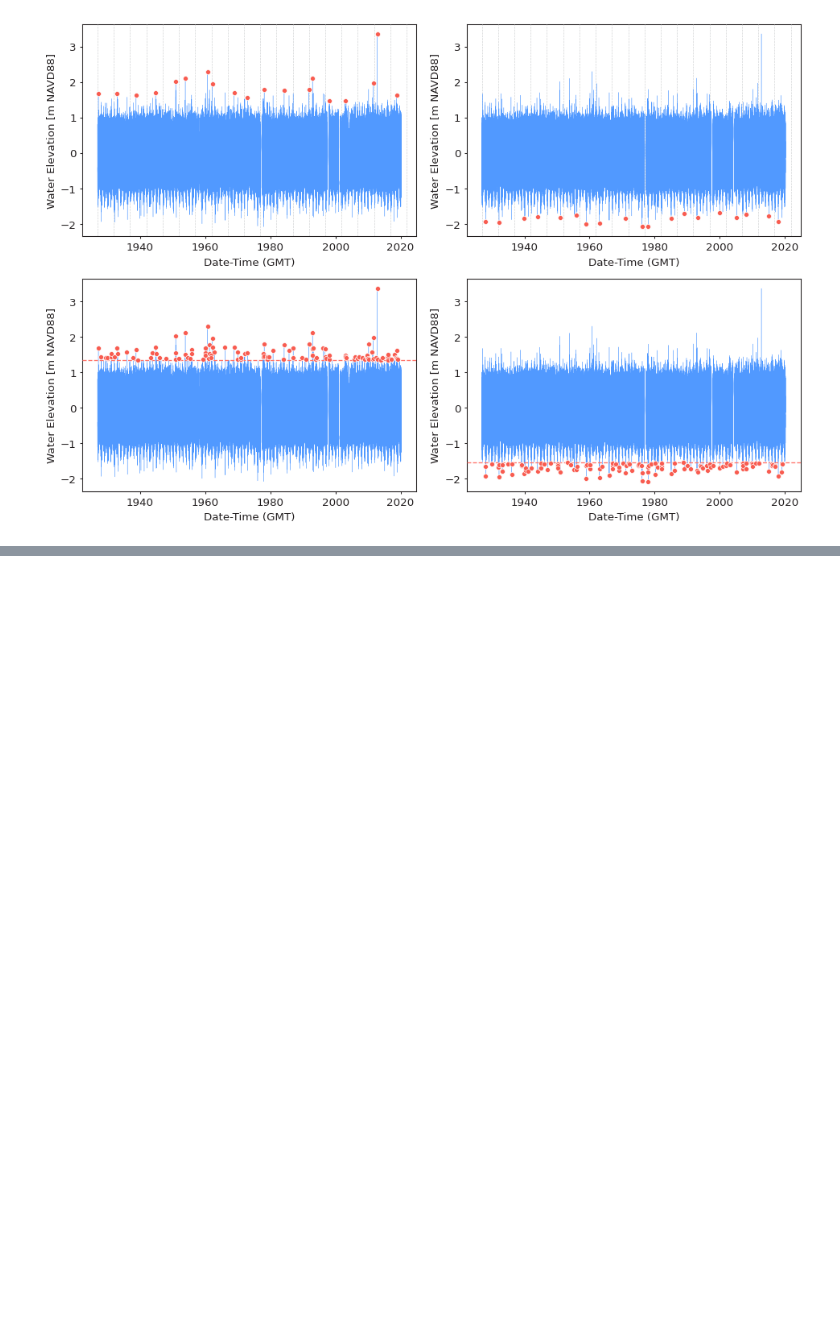
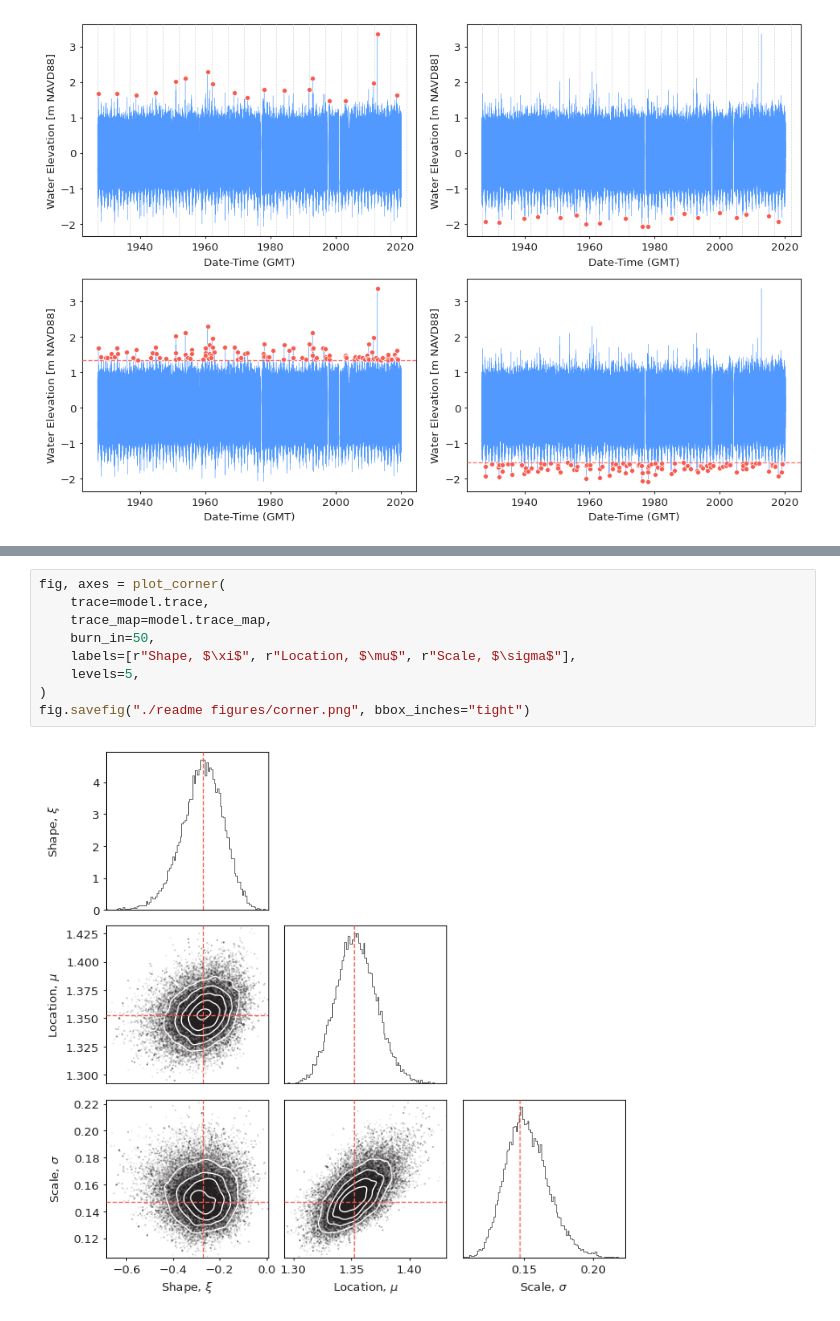
Before and after one commit to georgebv/pyextremes-notebooks, a Jupyter notebook: notebooks/documentation/readme figures.ipynb, the cells around one changed output, grey strips where cells are left out. Cells and saved outputs as stored; diff of their text form; blank space fills up the shorter version.

```diff
--- a/notebooks/documentation/readme figures.ipynb
+++ b/notebooks/documentation/readme figures.ipynb
@@ -81,0 +117,11 @@ with plt.rc_context(rc=pyextremes_rc):
+# %%
+fig, axes = plot_corner(
+    trace=model.trace,
+    trace_map=model.trace_map,
+    burn_in=50,
+    labels=[r"Shape, $\xi$", r"Location, $\mu$", r"Scale, $\sigma$"],
+    levels=5,
+)
+fig.savefig("./readme figures/corner.png", bbox_inches="tight")
+# %% [output]
+[figure, added]
```
Also changed, not shown: parts of 4 cells of this notebook, 2 other files.
